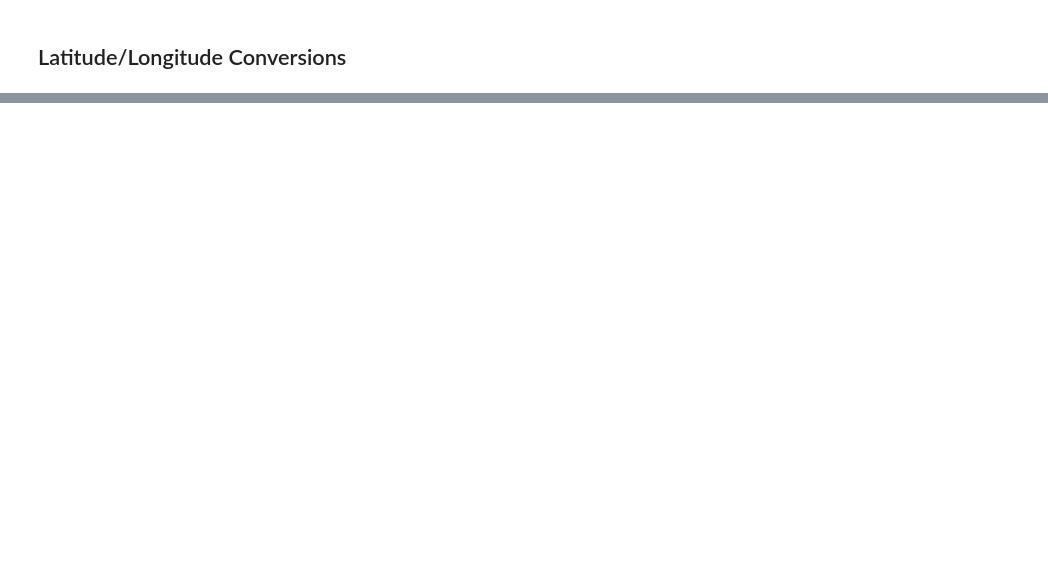
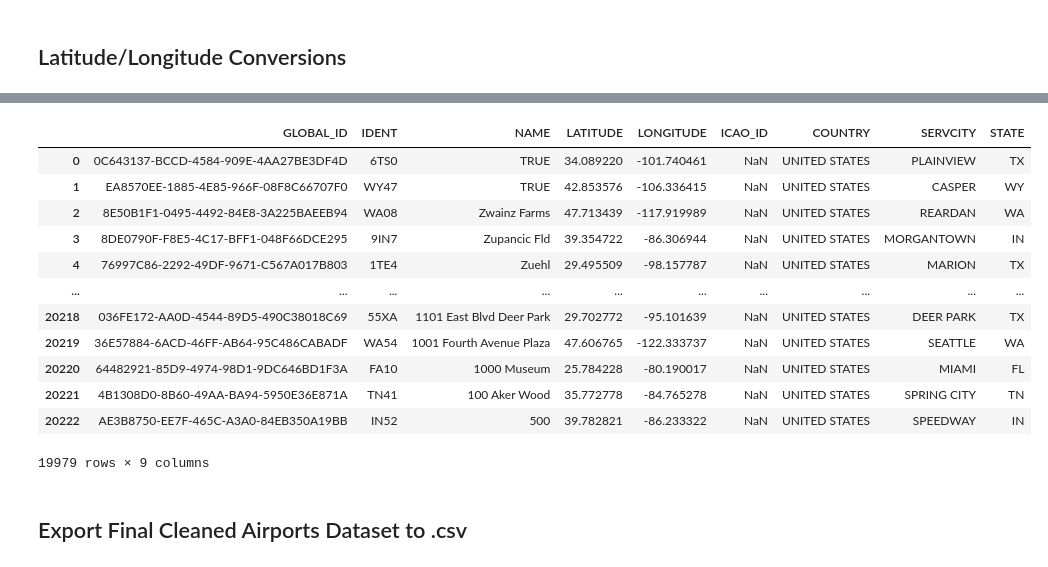
Before and after one commit to LexMG/DAEN690-FAA-UAS, a Jupyter notebook: Exploratory_Airports.ipynb, the cells around one changed output, grey strips where cells are left out. Cells and saved outputs as stored; diff of their text form; code cells hidden in the pictures; blank space fills up the shorter version.

```diff
--- a/Exploratory_Airports.ipynb
+++ b/Exploratory_Airports.ipynb
@@ -183,11 +212,20 @@ array(['CIVIL', 'MIL', 'OTHER'], dtype=object)
 ## Latitude/Longitude Conversions
 # %%
 def dms_to_dd (loc):
+    '''
+    This function takes in a latitude or longitude coordinate in Degrees Minutes Seconds Format and
+    outputs that location in Decimal Degrees Format
 
-    if type(loc) == float:
-        dd = float(loc)
+    @param loc: a str indicating a latitude or longitude (in Degrees, Minutes, Seconds Format)
+
+    output: a float describing the lat/long location in Decimal Degrees Format
+    '''
+    if type(loc) == float or loc == '':
+        dd = loc
 
     else:
+        loc = loc.strip()
+        #loc = loc.replace('', '00-00-00.0000N')
         d, m, s = map(float, loc[:-1].split('-'))
         h = loc[-1]
 
@@ -210,0 +237,35 @@ ValueError: could not convert string to float: ''
+# %%
+# Calls dms_to_dd() function to change all latitudes and longitudes in Airports dataset to Decimal
+# Degrees Format
+
+long_list = airports_final['LONGITUDE'].tolist()
+lat_list = airports_final['LATITUDE'].tolist()
+
+new_lat = []
+new_long = []
+
+for i in range(len(long_list)):
+    new_long.append(dms_to_dd(long_list[i]))
+    new_lat.append(dms_to_dd(lat_list[i]))
+
+# Replace df columns with new latitude/longitude values (Decimal Degrees Format)
+airports_final['LATITUDE'] = new_lat
+airports_final['LONGITUDE'] = new_long
+# %%
+airports_final
+# %% [output]
+|  | GLOBAL_ID | IDENT | NAME | LATITUDE | LONGITUDE | ICAO_ID | COUNTRY | SERVCITY | STATE |
+| 0 | 0C643137-BCCD-4584-909E-4AA27BE3DF4D | 6TS0 | TRUE | 34.089220 | -101.740461 | NaN | UNITED STATES | PLAINVIEW | TX |
+| 1 | EA8570EE-1885-4E85-966F-08F8C66707F0 | WY47 | TRUE | 42.853576 | -106.336415 | NaN | UNITED STATES | CASPER | WY |
+| 2 | 8E50B1F1-0495-4492-84E8-3A225BAEEB94 | WA08 | Zwainz Farms | 47.713439 | -117.919989 | NaN | UNITED STATES | REARDAN | WA |
+| 3 | 8DE0790F-F8E5-4C17-BFF1-048F66DCE295 | 9IN7 | Zupancic Fld | 39.354722 | -86.306944 | NaN | UNITED STATES | MORGANTOWN | IN |
+| 4 | 76997C86-2292-49DF-9671-C567A017B803 | 1TE4 | Zuehl | 29.495509 | -98.157787 | NaN | UNITED STATES | MARION | TX |
+| ... | ... | ... | ... | ... | ... | ... | ... | ... | ... |
+| 20218 | 036FE172-AA0D-4544-89D5-490C38018C69 | 55XA | 1101 East Blvd Deer Park | 29.702772 | -95.101639 | NaN | UNITED STATES | DEER PARK | TX |
+| 20219 | 36E57884-6ACD-46FF-AB64-95C486CABADF | WA54 | 1001 Fourth Avenue Plaza | 47.606765 | -122.333737 | NaN | UNITED STATES | SEATTLE | WA |
+| 20220 | 64482921-85D9-4974-98D1-9DC646BD1F3A | FA10 | 1000 Museum | 25.784228 | -80.190017 | NaN | UNITED STATES | MIAMI | FL |
+| 20221 | 4B1308D0-8B60-49AA-BA94-5950E36E871A | TN41 | 100 Aker Wood | 35.772778 | -84.765278 | NaN | UNITED STATES | SPRING CITY | TN |
+| 20222 | AE3B8750-EE7F-465C-A3A0-84EB350A19BB | IN52 | 500 | 39.782821 | -86.233322 | NaN | UNITED STATES | SPEEDWAY | IN |
+19979 rows × 9 columns
+# %% [markdown]
+## Export Final Cleaned Airports Dataset to .csv
```
Also changed, not shown: parts of 7 cells of this notebook.
